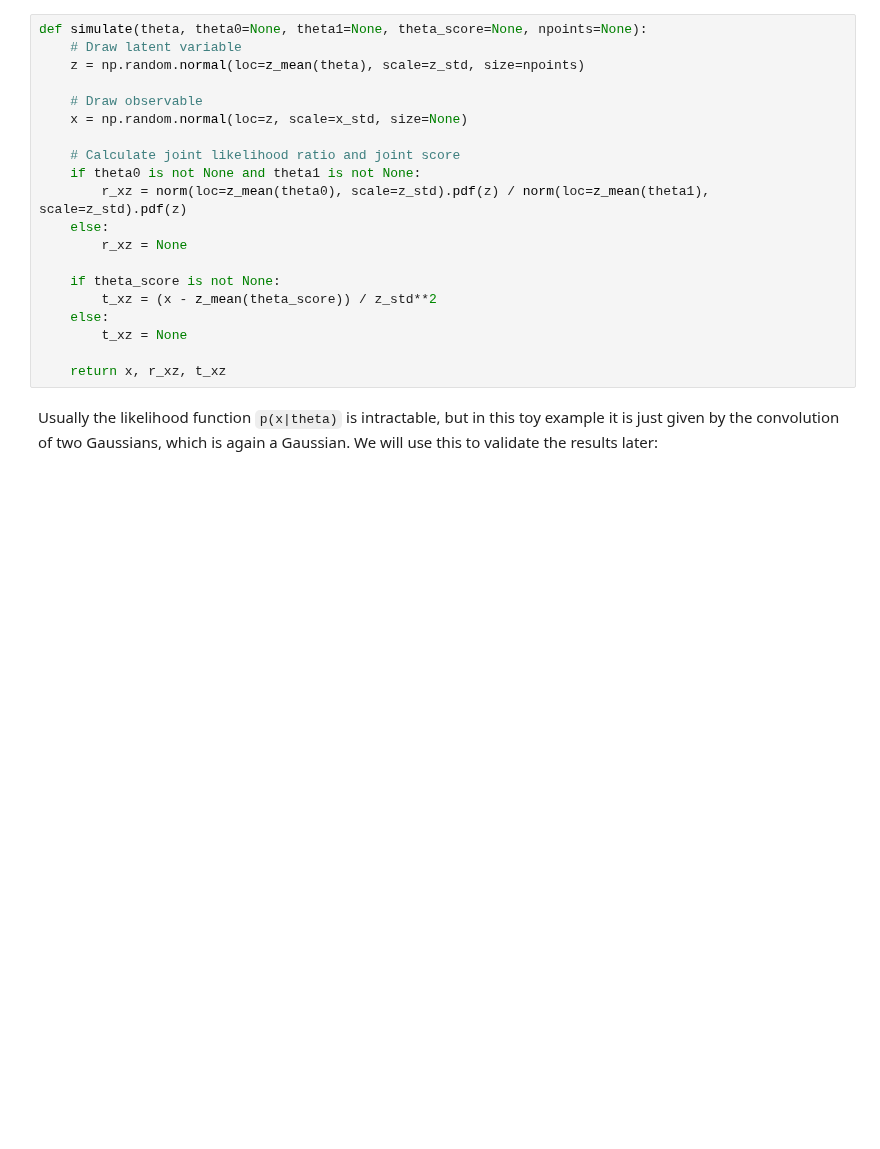
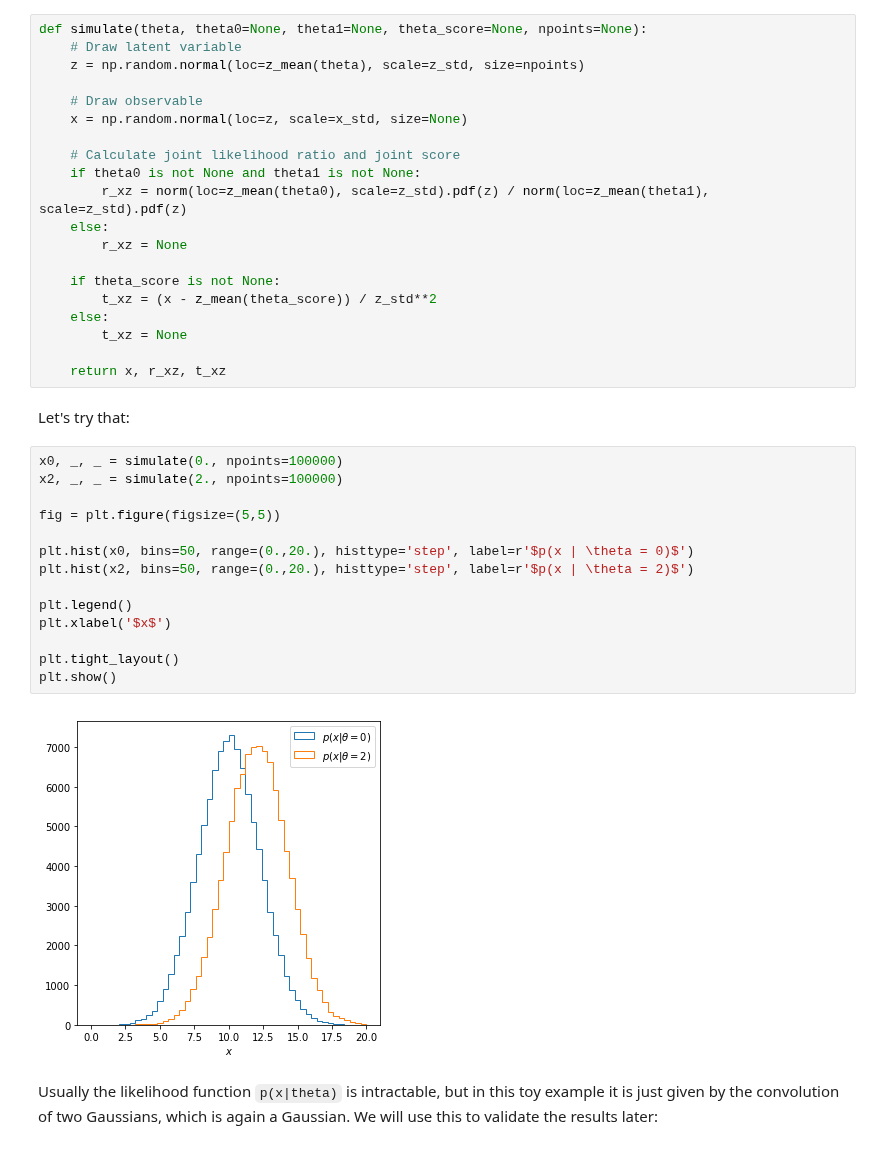
Before and after one commit to madminer-tool/madminer, a Jupyter notebook: examples/toy_example/toy_example.ipynb, the cells around one changed output. Drawn from its saved outputs; the diff is of its cells as text; blank space fills up the shorter version.

```diff
--- a/examples/toy_example/toy_example.ipynb
+++ b/examples/toy_example/toy_example.ipynb
@@ -76,6 +76,24 @@ def simulate(theta, theta0=None, theta1=None, theta_score=None, npoints=None):
         t_xz = None
 
     return x, r_xz, t_xz
+# %% [markdown]
+Let's try that:
+# %%
+x0, _, _ = simulate(0., npoints=100000)
+x2, _, _ = simulate(2., npoints=100000)
+
+fig = plt.figure(figsize=(5,5))
+
+plt.hist(x0, bins=50, range=(0.,20.), histtype='step', label=r'$p(x | \theta = 0)$')
+plt.hist(x2, bins=50, range=(0.,20.), histtype='step', label=r'$p(x | \theta = 2)$')
+
+plt.legend()
+plt.xlabel('$x$')
+
+plt.tight_layout()
+plt.show()
+# %% [output]
+[figure, added]
 # %% [markdown]
 Usually the likelihood function `p(x|theta)` is intractable, but in this toy example it is just given by the convolution of two Gaussians, which is again a Gaussian. We will use this to validate the results later:
 # %%
```
Also changed, not shown: parts of 12 cells of this notebook.
